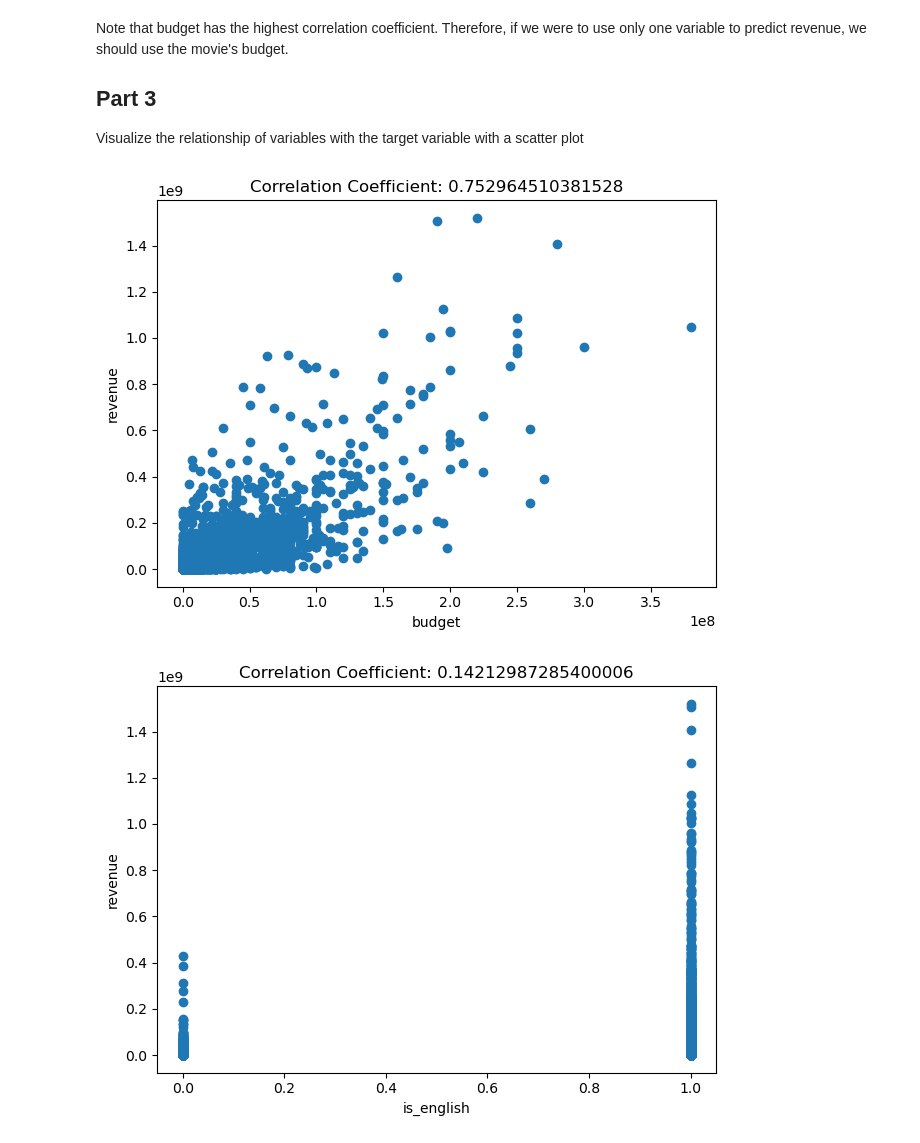
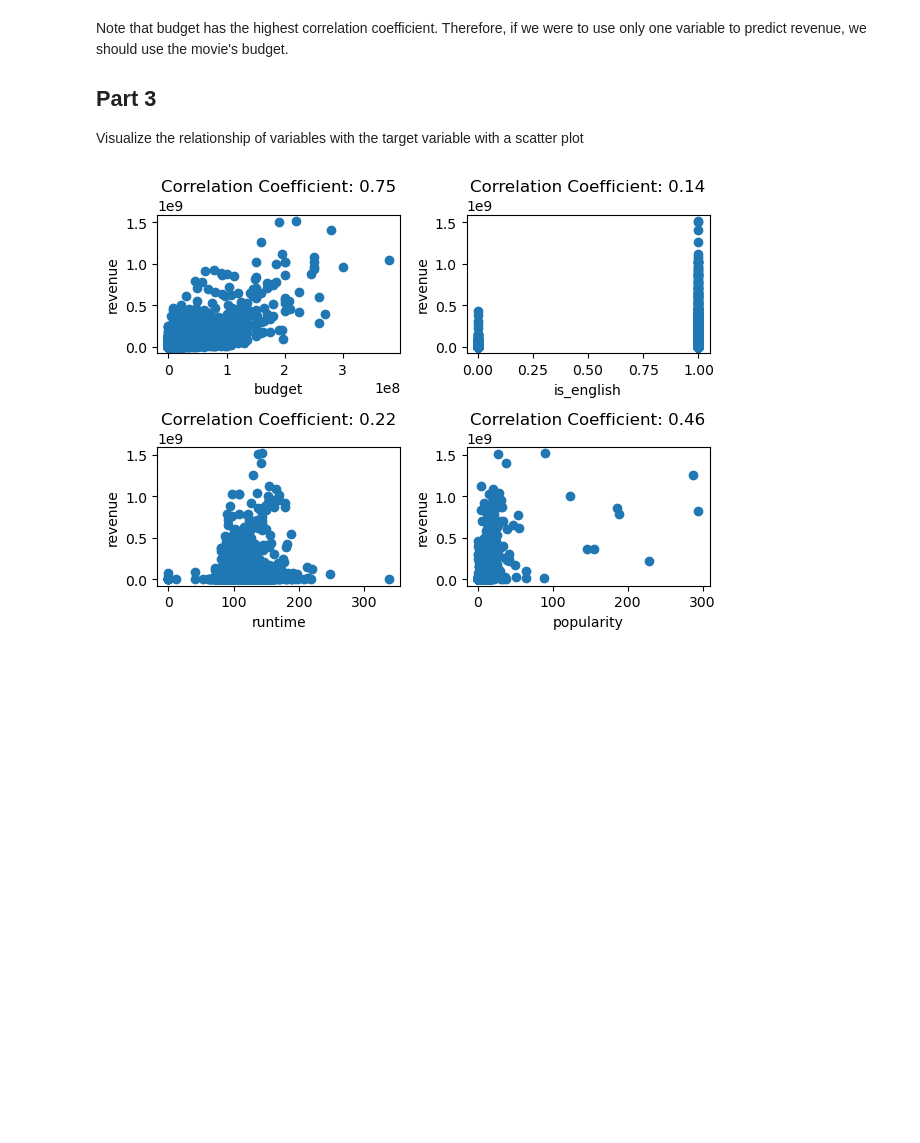
Before and after one commit to WatchmeDoc/MEM264-Applied-Statistics, a Jupyter notebook: analysis/exploratory_analysis.ipynb, the cells around one changed output. Saved outputs shown, nothing was run; the diff lists cells and outputs as text; code cells hidden in the pictures; blank space fills up the shorter version.

Commit message:
fixed plot formatting

```diff
--- a/analysis/exploratory_analysis.ipynb
+++ b/analysis/exploratory_analysis.ipynb
@@ -69,14 +69,14 @@ Note that budget has the highest correlation coefficient. Therefore, if we were
 
 Visualize the relationship of variables with the target variable with a scatter plot
 # %%
-for col in df.drop('revenue', axis='columns').columns:
-    plt.figure()
+plt.figure()
+for i, col in enumerate(df.drop('revenue', axis='columns').columns):
+    plt.subplot(2,2,i + 1)
     plt.scatter(df[col], target)
     plt.xlabel(col)
     plt.ylabel('revenue')
-    plt.title(f'Correlation Coefficient: {corrs[col]}')
+    plt.title('Correlation Coefficient: {:.2f}'.format(corrs[col]))
     plt.tight_layout()
-    plt.show()
+plt.show()
 # %% [output]
-[figure, old version]
+[figure, new version]
-[figure, removed]
```
Also changed, not shown: parts of 2 cells of this notebook.
